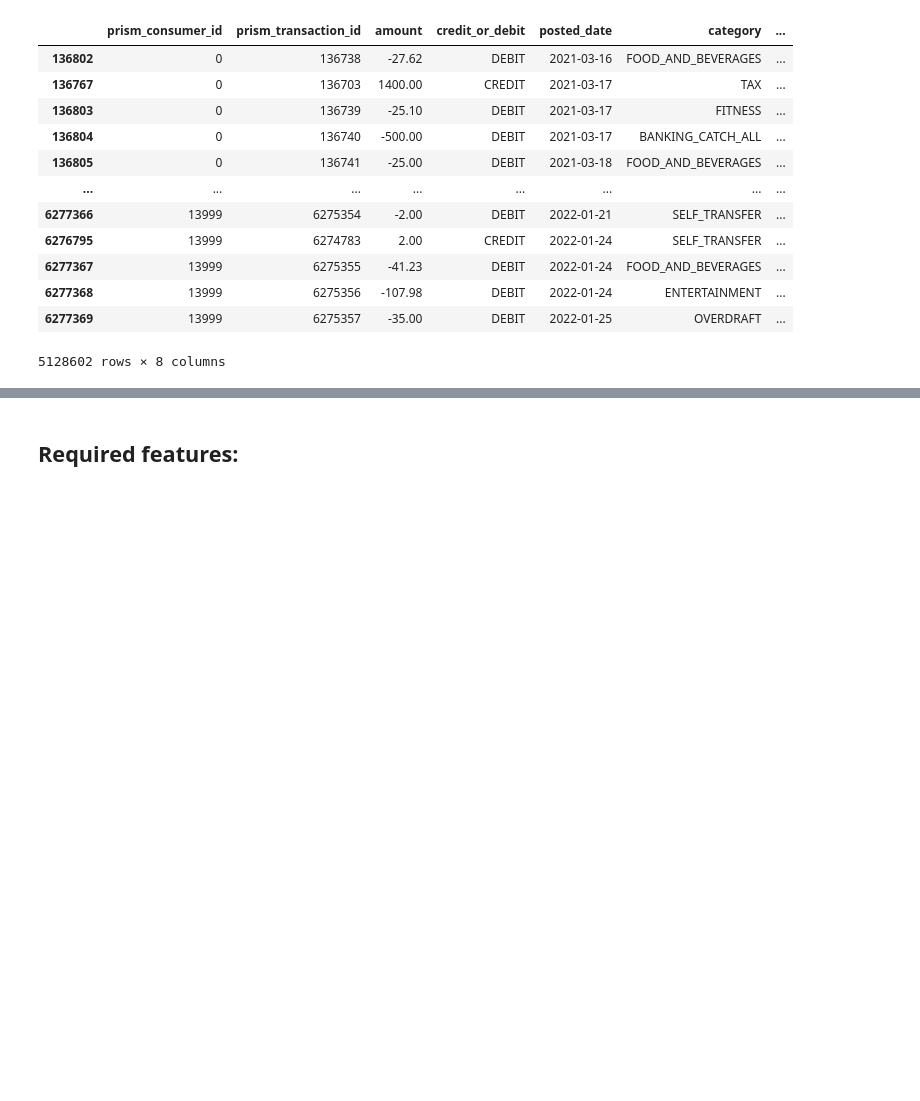
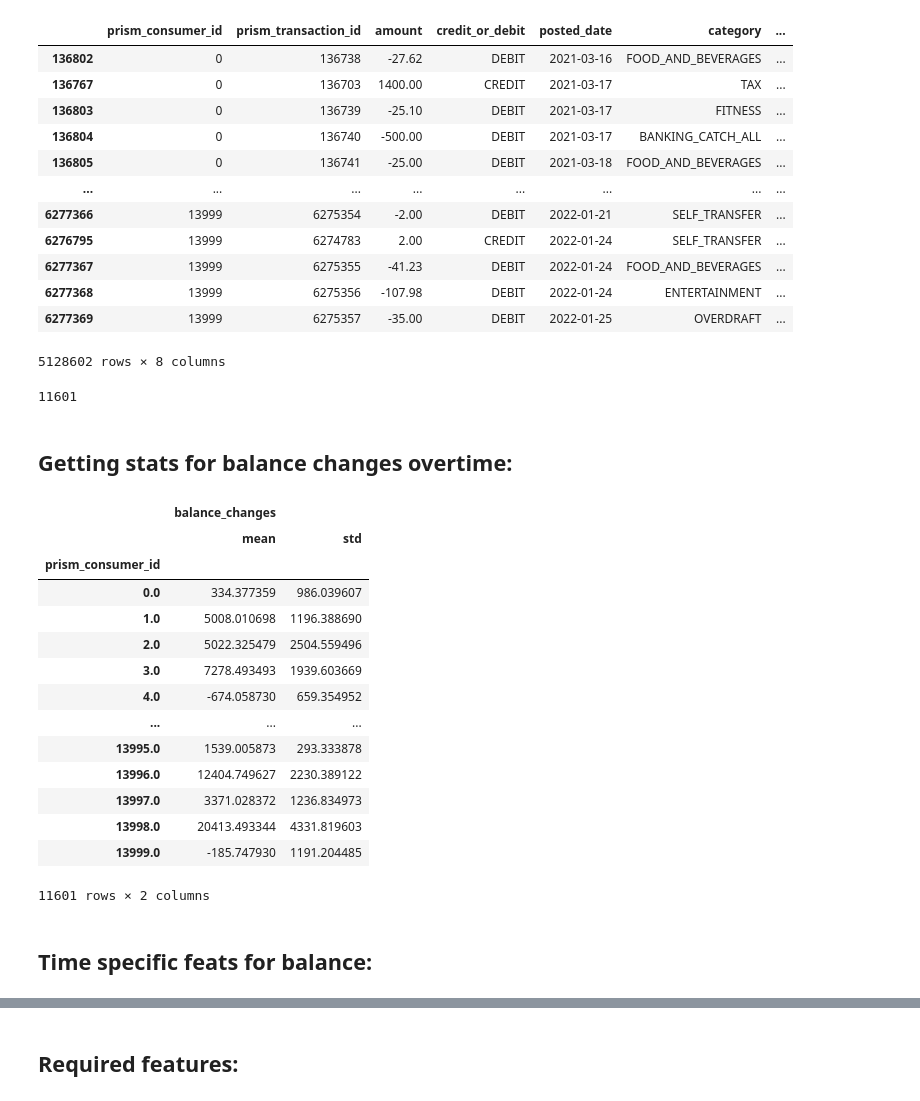
Before and after one commit to mozer123/credit_scoring, a Jupyter notebook: src/03/brandon.ipynb, the cells around one changed output, grey strips where cells are left out. Drawn from its saved outputs; the diff is of its cells as text; code cells hidden in the pictures; blank space fills up the shorter version.

```diff
--- a/src/03/brandon.ipynb
+++ b/src/03/brandon.ipynb
@@ -123,3 +177,5 @@ balance_changes
 | 6277368 | 13999 | 6275356 | -107.98 | DEBIT | 2022-01-24 | ENTERTAINMENT | ... |
 | 6277369 | 13999 | 6275357 | -35.00 | DEBIT | 2022-01-25 | OVERDRAFT | ... |
 5128602 rows × 8 columns
+# %%
+balance_changes['amount'] = pd.to_numeric(balance_changes['amount'], errors='coerce')
@@ -125,0 +184,20 @@ balance_changes
+# %%
+from collections import defaultdict
+
+changes = defaultdict(list)
+
+for id, amount in balance_changes[['prism_consumer_id', 'amount']].values:
+    changes[id].append(amount)
+# %%
+balance_change = defaultdict(list)
+for i, v in changes.items():
+    if i in acct_balance.keys():
+        v.insert(0, acct_balance[i])
+    updated_balance = np.cumsum(v)
+    balance_change[i] = updated_balance
+
+print(len(balance_change))
+# %% [output]
+11601
+# %% [markdown]
+## Getting stats for balance changes overtime:
@@ -125,0 +210,21 @@ balance_changes
+# %%
+stats_changes = balance_change.groupby(['prism_consumer_id']).agg({'balance_changes': ['mean', 'std']})
+stats_changes
+# %% [output]
+|  | balance_changes |  |
+|  | mean | std |
+| prism_consumer_id |  |  |
+| 0.0 | 334.377359 | 986.039607 |
+| 1.0 | 5008.010698 | 1196.388690 |
+| 2.0 | 5022.325479 | 2504.559496 |
+| 3.0 | 7278.493493 | 1939.603669 |
+| 4.0 | -674.058730 | 659.354952 |
+| ... | ... | ... |
+| 13995.0 | 1539.005873 | 293.333878 |
+| 13996.0 | 12404.749627 | 2230.389122 |
+| 13997.0 | 3371.028372 | 1236.834973 |
+| 13998.0 | 20413.493344 | 4331.819603 |
+| 13999.0 | -185.747930 | 1191.204485 |
+11601 rows × 2 columns
+# %% [markdown]
+## Time specific feats for balance:
```
Also changed, not shown: parts of 26 cells of this notebook, 2 other files.
